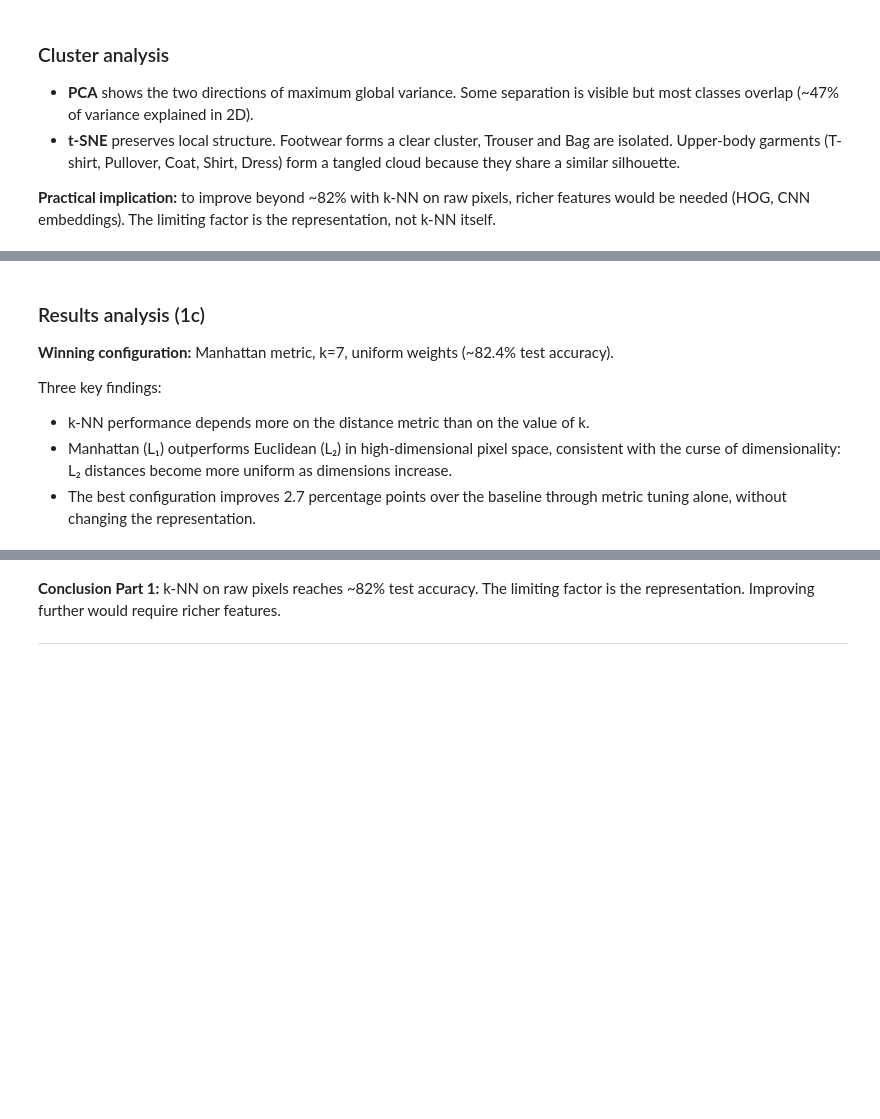
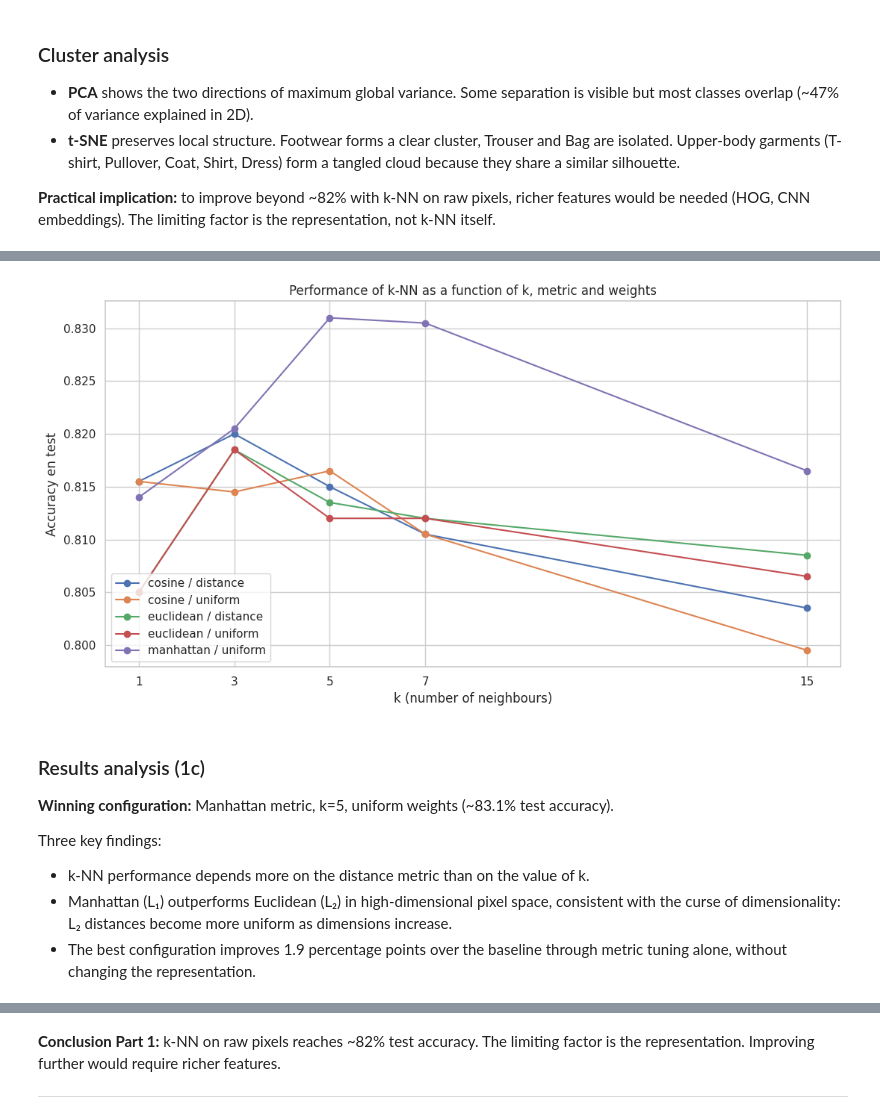
Before and after one commit to ruthsepulveda/ml_coursework, a Jupyter notebook: fashion_mnist_forest_cover_classification.ipynb, the cells around one changed output, grey strips where cells are left out. Saved outputs shown, nothing was run; the diff lists cells and outputs as text; code cells hidden in the pictures; blank space fills up the shorter version.

```diff
--- a/fashion_mnist_forest_cover_classification.ipynb
+++ b/fashion_mnist_forest_cover_classification.ipynb
@@ -259,24 +332,26 @@ results_df
 # %%
 fig, ax = plt.subplots(figsize=(11, 6))
 for (metric, weights), group in results_df.groupby(['metric', 'weights']):
     group_sorted = group.sort_values('k')
     ax.plot(group_sorted['k'], group_sorted['test_acc'], marker='o',
             label=f'{metric} / {weights}')
-ax.set_xlabel('k (número de vecinos)')
+ax.set_xlabel('k (number of neighbours)')
 ax.set_ylabel('Accuracy en test')
-ax.set_title('Desempeño de k-NN según k, métrica y pesos')
+ax.set_title('Performance of k-NN as a function of k, metric and weights')
 ax.legend(loc='lower left')
 ax.set_xticks(ks)
 plt.tight_layout()
 plt.show()
+# %% [output]
+[figure, added]
 # %% [markdown]
 ### Results analysis (1c)
 
-**Winning configuration:** Manhattan metric, k=7, uniform weights (~82.4% test accuracy).
+**Winning configuration:** Manhattan metric, k=5, uniform weights (~83.1% test accuracy).
 
 Three key findings:
 - k-NN performance depends more on the distance metric than on the value of k.
 - Manhattan (L₁) outperforms Euclidean (L₂) in high-dimensional pixel space, consistent with the curse of dimensionality: L₂ distances become more uniform as dimensions increase.
-- The best configuration improves 2.7 percentage points over the baseline through metric tuning alone, without changing the representation.
+- The best configuration improves 1.9 percentage points over the baseline through metric tuning alone, without changing the representation.
 # %%
 best_row = results_df.iloc[0]
```
Also changed, not shown: parts of 41 cells of this notebook.
